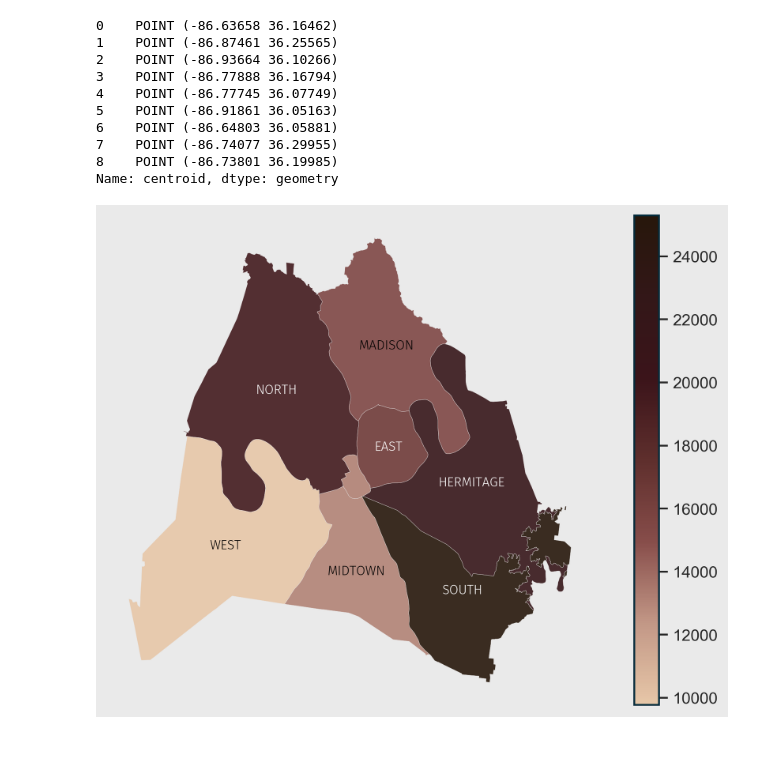
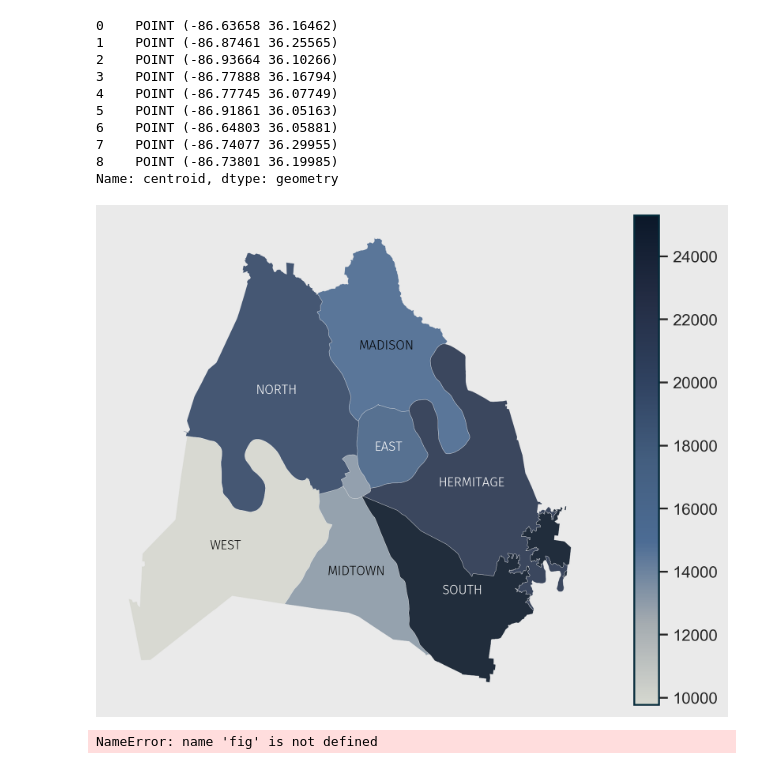
Before and after one commit to lou-knoble/capstone-nash-community-analysis, a Jupyter notebook: notebooks/crime_analysis.ipynb, the cells around one changed output. Cells and saved outputs as stored; diff of their text form; code cells hidden in the pictures.

```diff
--- a/notebooks/crime_analysis.ipynb
+++ b/notebooks/crime_analysis.ipynb
@@ -1323,2 +1356,13 @@ sns.set_palette(sns.color_palette(colors))
+# %%
+# Coloring
+colors = ["#032c3c", "#970808", '#f29544']
+sns.set_palette(sns.color_palette(colors))
+
+# Style
+sns.set(rc={'axes.facecolor':'#E1DCD8',
+            "axes.edgecolor" : '032c3c',
+            "axes.labelcolor" : '032c3c',
+            'figure.facecolor':'#E1DCD8',
+            'grid.color' : "#032c3c"})
 # %%
 # Bar plot
@@ -1371,2 +1414,13 @@ sns.set_palette(sns.color_palette(colors))
+# %%
+# Coloring
+colors = ["#032c3c", "#970808", '#f29544']
+sns.set_palette(sns.color_palette(colors))
+
+# Style
+sns.set(rc={'axes.facecolor':'#eaeaea',
+            "axes.edgecolor" : '032c3c',
+            "axes.labelcolor" : '032c3c',
+            'figure.facecolor':'#eaeaea',
+            'grid.color' : "#032c3c"})
 # %%
 # Bar plot
@@ -1479,27 +1534,27 @@ other_bold_font = load_font(
 # %%
 # Plot heatmap
 sns.set_palette(sns.color_palette(colors))
-palette_name = "Aurora"
+palette_name = "Frida"
 cmap = load_cmap(palette_name, cmap_type="continuous")
 
 fig, ax = plt.subplots(figsize=(10,6), dpi=300)
 ax.axis("off")
 heatmap.plot(ax=ax, column="objid", cmap=cmap, edgecolor="#eaeaea", linewidth=0.2, alpha=0.9, legend=True)
 
 # Labeling
 for precinct in precincts_to_annotate:
     centroid = heatmap.loc[heatmap['PRECINCT'] == precinct, 'centroid'].values[0]
     x, y = centroid.coords[0]
     if heatmap.loc[heatmap['PRECINCT'] == precinct]['objid'].values[0] > 16000:
         textcolor='white'
     else:
         textcolor='black'
     ax_text(
       x=x, y=y, s=f"<{precinct.upper()}>", fontsize=9, font=other_font, color=textcolor,
       ha='center', va='center', ax=ax)
 plt.show()
 # %% [output]
-[figure, old version]
+[figure, new version]
 # %%
 mini_ax = ax.inset_axes(bounds=(0.58, 0.22, 0.15, 0.25), transform=fig.transFigure)
 mini_ax.axis("off")
@@ -1522,3 +1577,5 @@ for index, row in heatmap.iterrows():
     mini_ax.text(x_pos, y_pos, row["label"], color=color, size=7, va="center")
     mini_ax.text(-10, y_pos, row["group_hdi"], color="black", size=6, va="center")
 plt.show()
+# %% [output]
+NameError: name 'fig' is not defined
```
Also changed, not shown: parts of 12 cells of this notebook.
